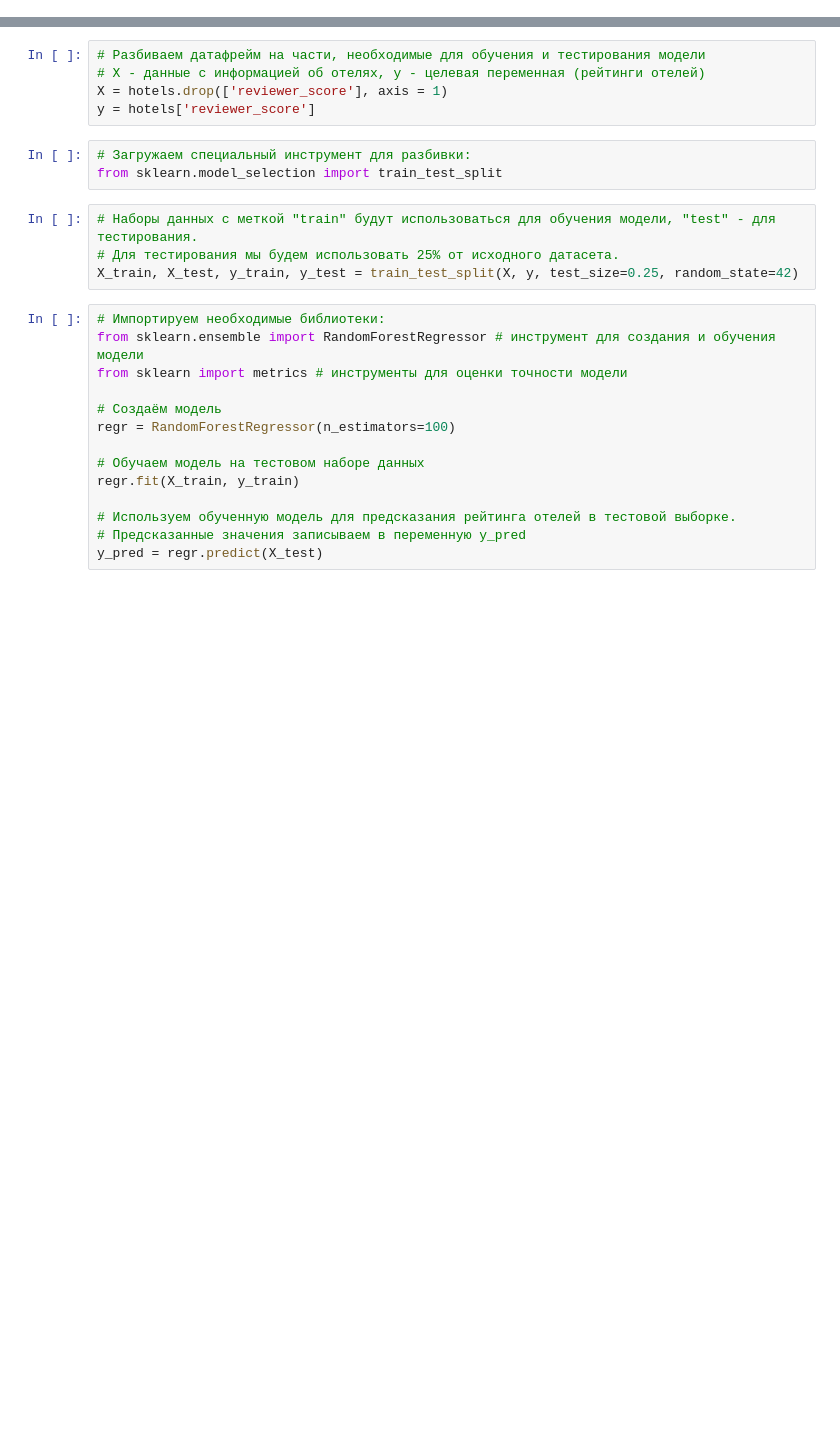
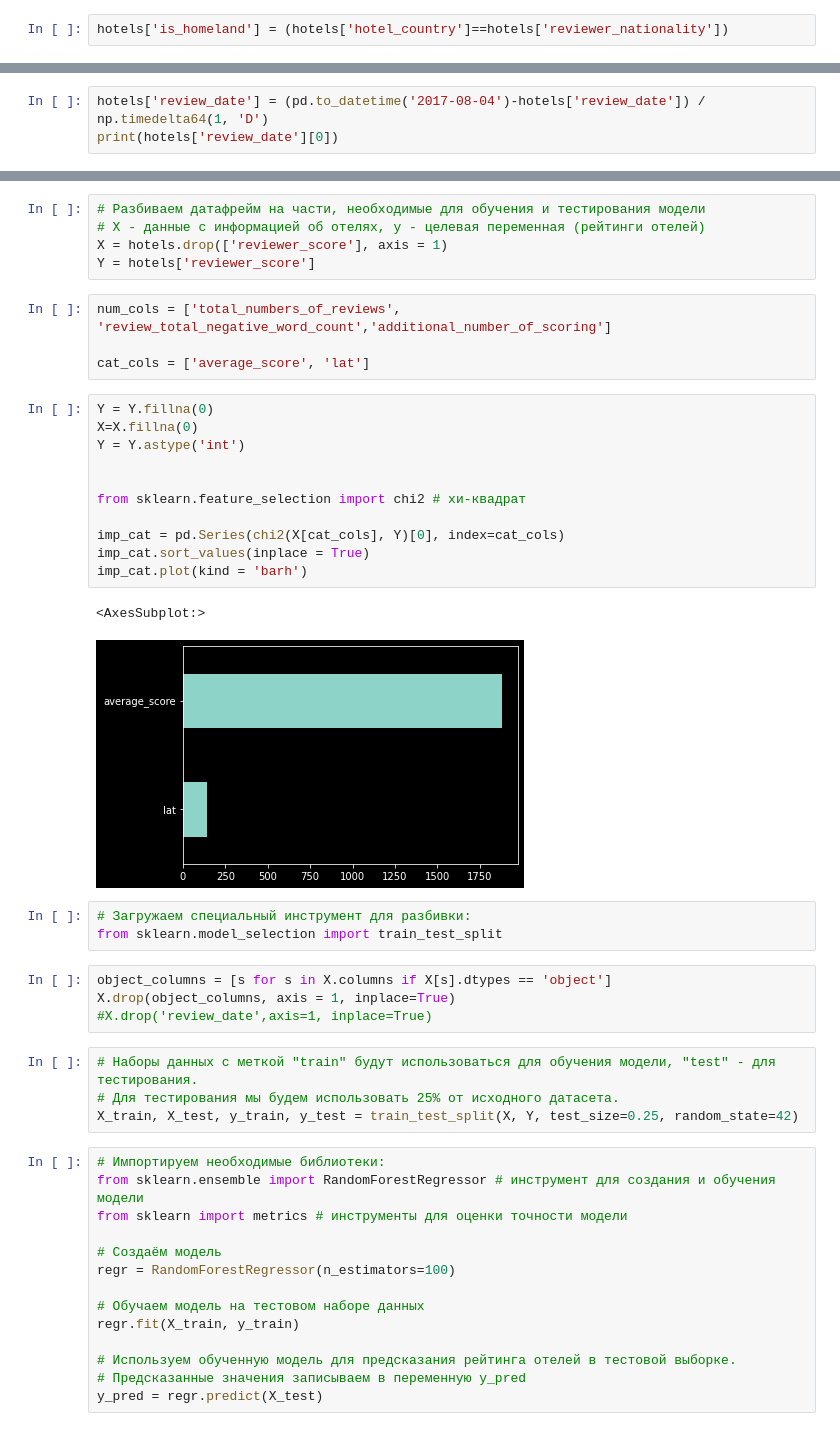
Before and after one commit to madskillskill/sf_data_science, a Jupyter notebook: PROJECT-3/EDA_Project_3_model.ipynb, the cells around one changed output, grey strips where cells are left out. Cells and saved outputs as stored; diff of their text form; blank space fills up the shorter version.

```diff
--- a/PROJECT-3/EDA_Project_3_model.ipynb
+++ b/PROJECT-3/EDA_Project_3_model.ipynb
@@ -55,0 +111,2 @@ hotels = hotels.fillna(0)
+# %%
+hotels['is_homeland'] = (hotels['hotel_country']==hotels['reviewer_nationality'])
@@ -55,0 +130,3 @@ hotels = hotels.fillna(0)
+# %%
+hotels['review_date'] = (pd.to_datetime('2017-08-04')-hotels['review_date']) / np.timedelta64(1, 'D')
+print(hotels['review_date'][0])
@@ -57,14 +189,36 @@ hotels = hotels.fillna(0)
 # Разбиваем датафрейм на части, необходимые для обучения и тестирования модели
 # Х - данные с информацией об отелях, у - целевая переменная (рейтинги отелей)
 X = hotels.drop(['reviewer_score'], axis = 1)
-y = hotels['reviewer_score']
+Y = hotels['reviewer_score']
+# %%
+num_cols = ['total_numbers_of_reviews', 'review_total_negative_word_count','additional_number_of_scoring']
+
+cat_cols = ['average_score', 'lat']
+# %%
+Y = Y.fillna(0)
+X=X.fillna(0)
+Y = Y.astype('int')
+
+
+from sklearn.feature_selection import chi2 # хи-квадрат
+
+imp_cat = pd.Series(chi2(X[cat_cols], Y)[0], index=cat_cols)
+imp_cat.sort_values(inplace = True)
+imp_cat.plot(kind = 'barh')
+# %% [output]
+<AxesSubplot:>
+[figure, added]
 # %%
 # Загружаем специальный инструмент для разбивки:
 from sklearn.model_selection import train_test_split
+# %%
+object_columns = [s for s in X.columns if X[s].dtypes == 'object']
+X.drop(object_columns, axis = 1, inplace=True)
+#X.drop('review_date',axis=1, inplace=True)
 # %%
 # Наборы данных с меткой "train" будут использоваться для обучения модели, "test" - для тестирования.
 # Для тестирования мы будем использовать 25% от исходного датасета.
-X_train, X_test, y_train, y_test = train_test_split(X, y, test_size=0.25, random_state=42)
+X_train, X_test, y_train, y_test = train_test_split(X, Y, test_size=0.25, random_state=42)
 # %%
 # Импортируем необходимые библиотеки:
 from sklearn.ensemble import RandomForestRegressor # инструмент для создания и обучения модели
```
Also changed, not shown: parts of 13 cells of this notebook, 4 other files.
